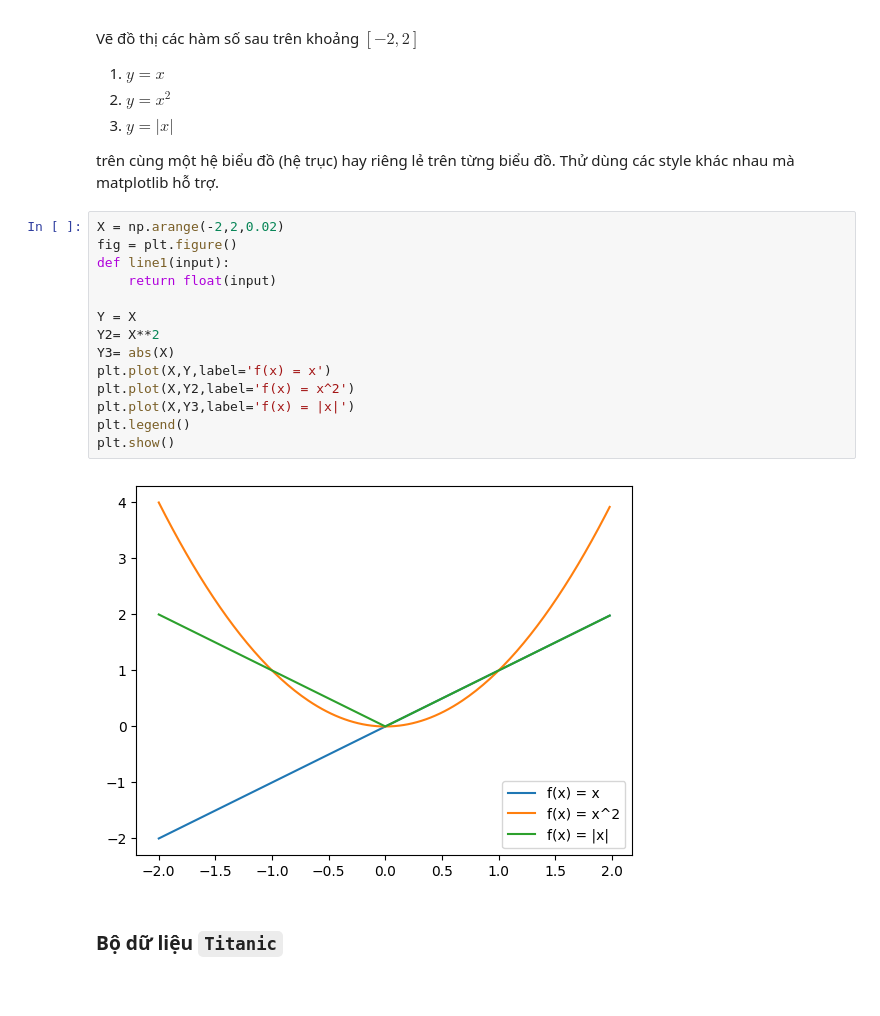
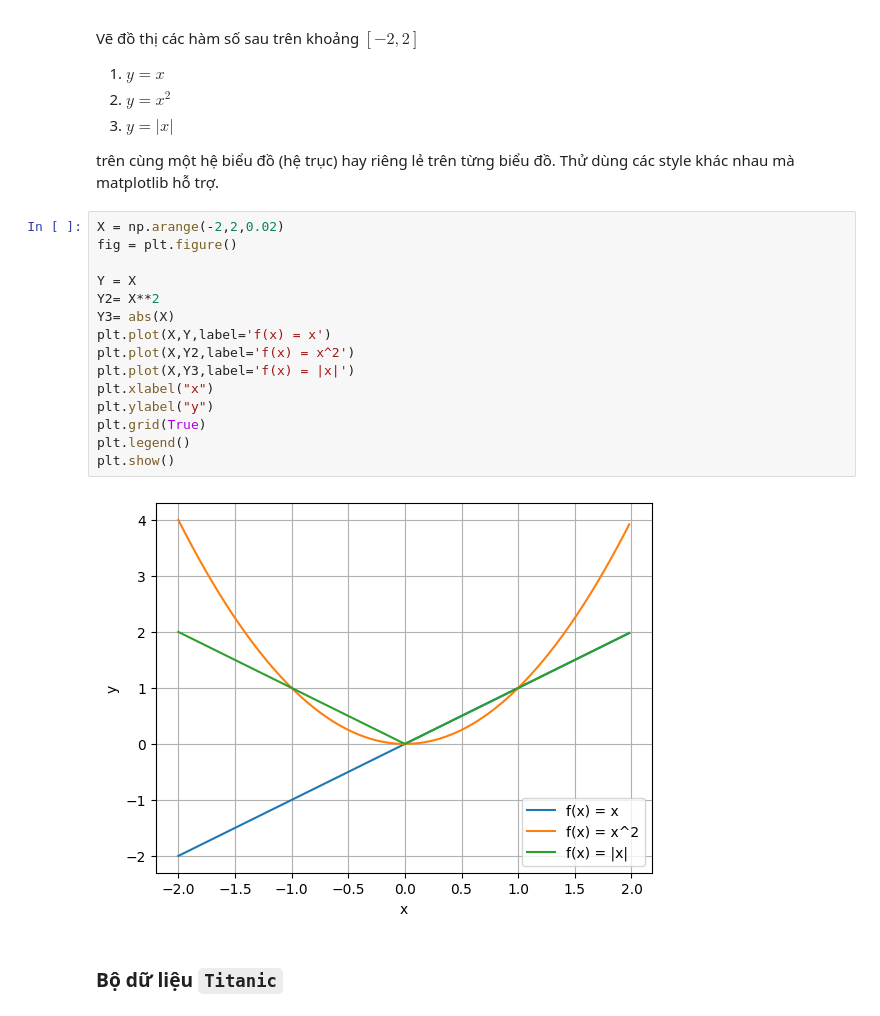
Before and after one commit to tonypham90/TKUD_KHTN, a Jupyter notebook: BT/BT2/Baitap2.ipynb, the cells around one changed output. Saved outputs shown, nothing was run; the diff lists cells and outputs as text; blank space fills up the shorter version.

```diff
--- a/BT/BT2/Baitap2.ipynb
+++ b/BT/BT2/Baitap2.ipynb
@@ -31,19 +31,20 @@ trên cùng một hệ biểu đồ (hệ trục) hay riêng lẻ trên từng b
 # %%
 X = np.arange(-2,2,0.02)
 fig = plt.figure()
-def line1(input):
-    return float(input)
 
 Y = X
 Y2= X**2
 Y3= abs(X)
 plt.plot(X,Y,label='f(x) = x')
 plt.plot(X,Y2,label='f(x) = x^2')
 plt.plot(X,Y3,label='f(x) = |x|')
+plt.xlabel("x")
+plt.ylabel("y")
+plt.grid(True)
 plt.legend()
 plt.show()
 # %% [output]
-[figure, old version]
+[figure, new version]
 # %% [markdown]
 ### Bộ dữ liệu `Titanic`
 # %% [markdown]
```
Also changed, not shown: parts of 12 cells of this notebook.
